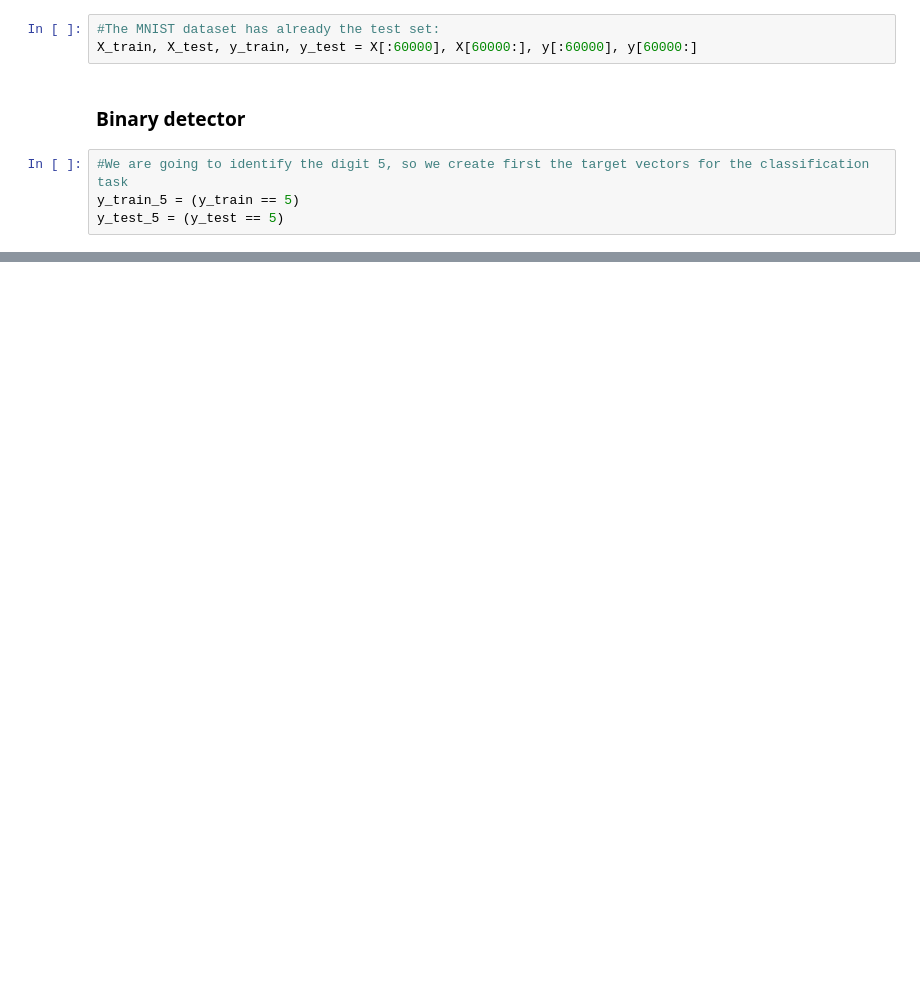
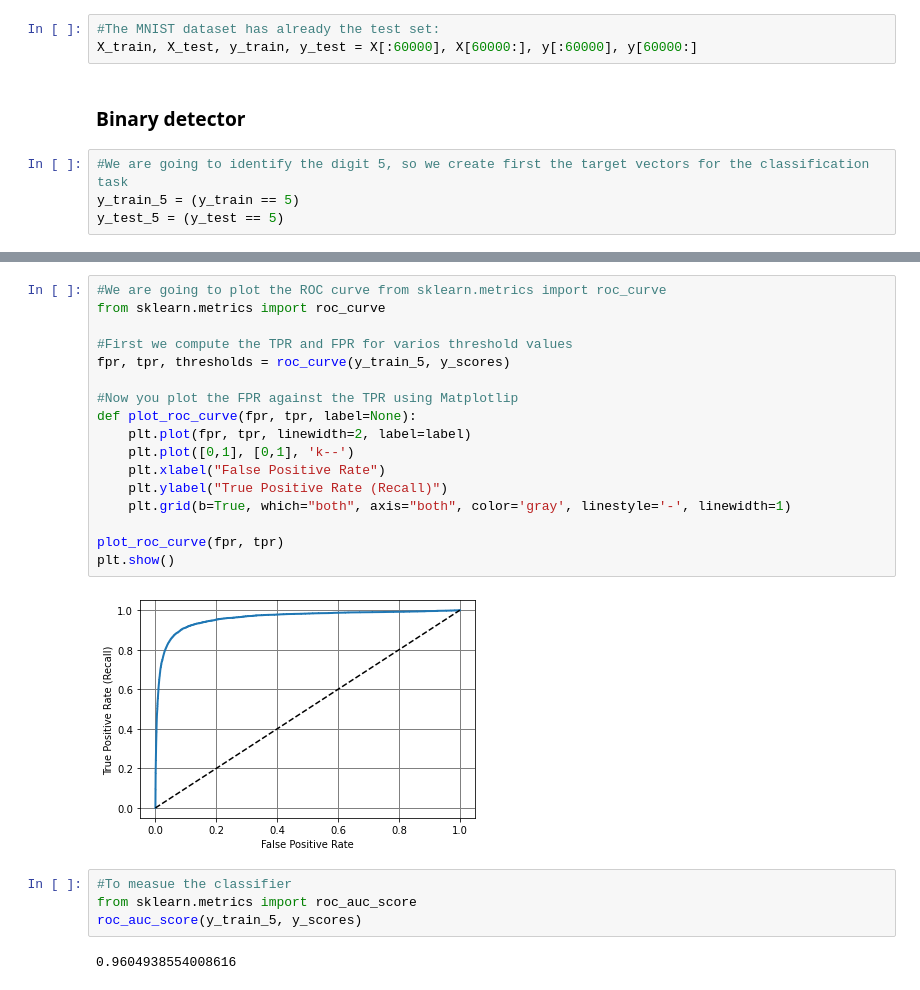
Before and after one commit to Nil-Andreu/ministclassification, a Jupyter notebook: Classification.ipynb, the cells around one changed output, grey strips where cells are left out. Saved outputs shown, nothing was run; the diff lists cells and outputs as text; blank space fills up the shorter version.

```diff
--- a/Classification.ipynb
+++ b/Classification.ipynb
@@ -26,0 +128,25 @@ y_test_5 = (y_test == 5)
+# %%
+#We are going to plot the ROC curve from sklearn.metrics import roc_curve
+from sklearn.metrics import roc_curve
+
+#First we compute the TPR and FPR for varios threshold values
+fpr, tpr, thresholds = roc_curve(y_train_5, y_scores)
+
+#Now you plot the FPR against the TPR using Matplotlip
+def plot_roc_curve(fpr, tpr, label=None):
+    plt.plot(fpr, tpr, linewidth=2, label=label)
+    plt.plot([0,1], [0,1], 'k--')
+    plt.xlabel("False Positive Rate")
+    plt.ylabel("True Positive Rate (Recall)")
+    plt.grid(b=True, which="both", axis="both", color='gray', linestyle='-', linewidth=1)
+
+plot_roc_curve(fpr, tpr)
+plt.show()
+# %% [output]
+[figure, added]
+# %%
+#To measue the classifier
+from sklearn.metrics import roc_auc_score
+roc_auc_score(y_train_5, y_scores)
+# %% [output]
+0.9604938554008616
```
Also changed, not shown: parts of 22 cells of this notebook.
